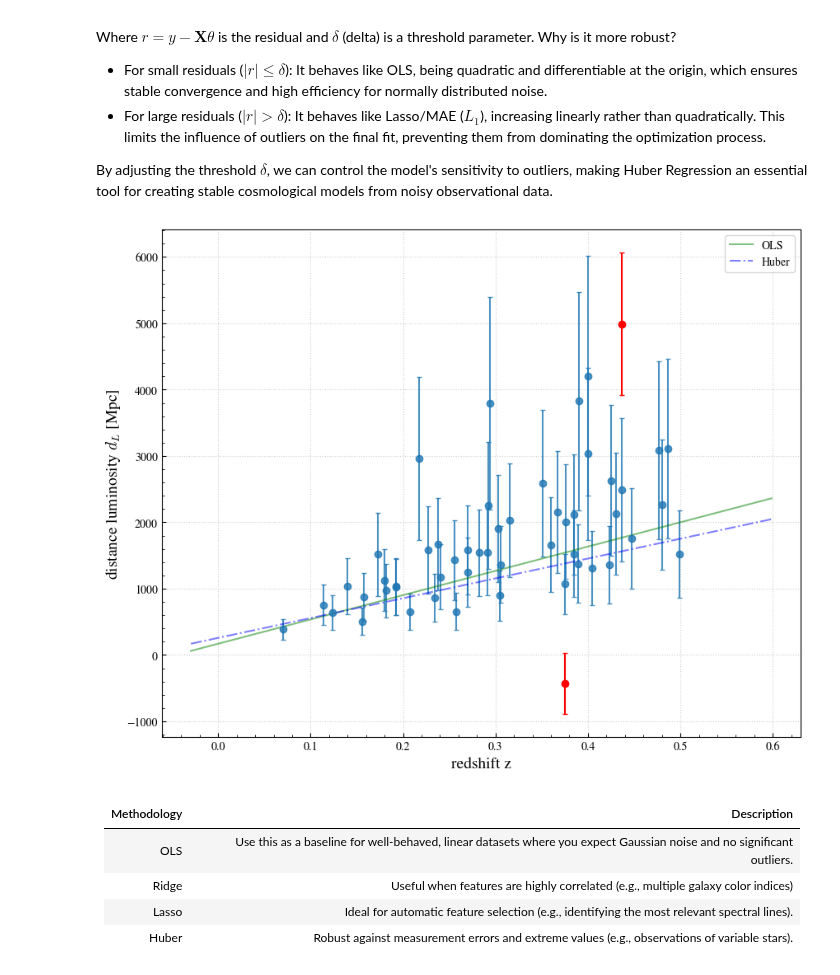
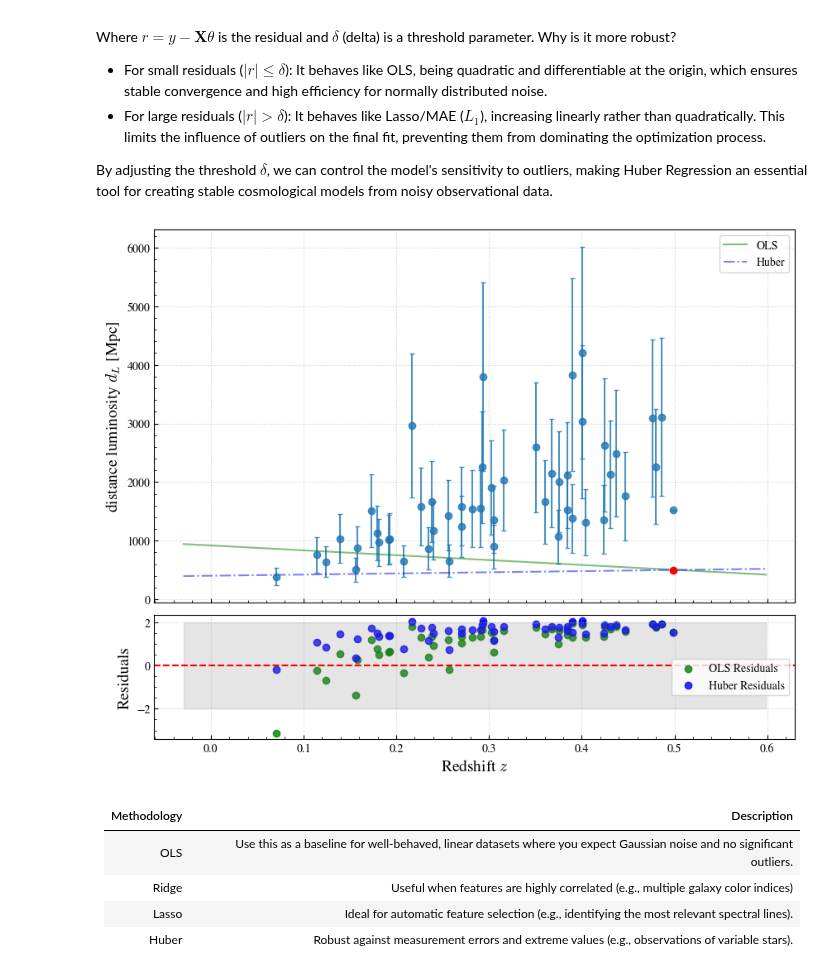
Before and after one commit to jurados/AS4501_Astroinformatic, a Jupyter notebook: Auxiliar/AUX1_LinearRegression.ipynb, the cells around one changed output. Cells and saved outputs as stored; diff of their text form; code cells hidden in the pictures.

Commit message:
improving linear regression class

```diff
--- a/Auxiliar/AUX1_LinearRegression.ipynb
+++ b/Auxiliar/AUX1_LinearRegression.ipynb
@@ -480,51 +506,62 @@ By adjusting the threshold $\delta$, we can control the model's sensitivity to o
 # %%
 from sklearn.linear_model import HuberRegressor
 
 z_sample, mu_sample, dmu_sample  = astroML.datasets.generate_mu_z(100, random_state=42)
 mask = z_sample < 0.5
 z_sample, mu_sample, dmu_sample  = z_sample[mask], mu_sample[mask], dmu_sample[mask]
+idx_z_sorted = np.argsort(z_sample) # Sort by redshift for better visualization
+z_sample, mu_sample, dmu_sample = z_sample[idx_z_sorted], mu_sample[idx_z_sorted], dmu_sample[idx_z_sorted]
 
 mu2dl      = lambda mu: 10**((mu - 25) / 5)
 dL_sample  = mu2dl(mu_sample) #/ 1000 # Convert to Gpc
 ddL_sample = dL_sample * (np.log(10) / 5) * dmu_sample
 
 X = z_sample.reshape(-1, 1)
 y = dL_sample
 weights = 1 / (ddL_sample)**2  # Pesos inversamente proporcionales a la varianza
 
 y_outliers = y.copy()
-y_outliers[0]  += 2500  # Agregamos errores grandes
-y_outliers[10] -= 1500  # Agregamos errores grandes
+#y_outliers[0]  += 2500  # Agregamos errores grandes
+#y_outliers[10] -= 1500  # Agregamos errores grandes
+y_outliers[-1] = 500
+weights[-1]    = 1/(10**2)
 
 # Fit OLS Regression
-ols = LinearRegression()
-ols.fit(X, y_outliers, sample_weight=weights)
+ols = LinearRegression().fit(X, y_outliers, sample_weight=weights)
 
 # Fit Huber Regression
 # epsilon=1.35 es el estándar; determina qué tan "lejos" debe estar un punto para ser ignorado
-huber = HuberRegressor(epsilon=1.35, alpha=1e-9)
-huber.fit(X, y_outliers, sample_weight=weights)
+huber = HuberRegressor(epsilon=1.0, alpha=0).fit(X, y_outliers, sample_weight=weights)
 
 # Predecimos
 z_fit = np.linspace(z_sample.min()-0.1, z_sample.max()+0.1, 100).reshape(-1, 1)
-y_pred_ols = ols.predict(z_fit)
-y_pred_huber = huber.predict(z_fit)
+y_fit_ols = ols.predict(z_fit)
+y_fit_huber = huber.predict(z_fit)
 
 # Comparamos modelos
-fig, ax = plt.subplots(figsize=(10,8))
-ax.errorbar(X, y, yerr=1/np.sqrt(weights), fmt='o', capsize=2, alpha=0.8)
-ax.errorbar(X[0], y_outliers[0], yerr=1/np.sqrt(weights[0]), color='red', fmt='o', capsize=2)
-ax.errorbar(X[10], y_outliers[10], yerr=1/np.sqrt(weights[10]), color='red', fmt='o', capsize=2)
-ax.plot(z_fit, y_pred_ols, color="green", linestyle="solid", label="OLS",alpha=0.5)
-ax.plot(z_fit, y_pred_huber, color="blue", linestyle="dashdot", label="Huber",alpha=0.5)
-ax.set_xlabel('redshift z', fontsize=14)
-ax.set_ylabel(r'distance luminosity $d_L$ [Mpc]', fontsize=14)
-ax.legend()
+fig, ax = plt.subplots(nrows=2, ncols=1, figsize=(10,8), sharex=True, gridspec_kw={'height_ratios': [3, 1], 'hspace': 0.05})
+ax[0].errorbar(X, y, yerr=1/np.sqrt(weights), fmt='o', capsize=2, alpha=0.8)
+#ax[0].errorbar(X[0], y_outliers[0], yerr=1/np.sqrt(weights[0]), color='red', fmt='o', capsize=2)
+#ax[0].errorbar(X[10], y_outliers[10], yerr=1/np.sqrt(weights[10]), color='red', fmt='o', capsize=2)
+ax[0].errorbar(X[-1], y_outliers[-1], yerr=1/np.sqrt(weights[-1]), color='red', fmt='o', capsize=2)
+ax[0].plot(z_fit, y_fit_ols, color="green", linestyle="solid", label="OLS",alpha=0.5)
+ax[0].plot(z_fit, y_fit_huber, color="blue", linestyle="dashdot", label="Huber",alpha=0.5)
+ax[0].set_ylabel(r'distance luminosity $d_L$ [Mpc]', fontsize=14)
+ax[0].legend()
+ax[0].grid()
+
+ax[1].scatter(X, (y - ols.predict(X))/ddL_sample, alpha=0.8, color='green', label='OLS Residuals')
+ax[1].scatter(X, (y - huber.predict(X))/ddL_sample, alpha=0.8, color='blue', label='Huber Residuals')
+ax[1].axhline(0, color='red', linestyle='--')
+ax[1].set_xlabel('Redshift $z$', fontsize=14)
+ax[1].set_ylabel('Residuals', fontsize=14)
+ax[1].fill_between(z_fit.flatten(), -2, 2, color='gray', alpha=0.2)
+ax[1].legend()
 
 plt.grid()
 plt.show()
 # %% [output]
-[figure, old version]
+[figure, new version]
 # %% [markdown]
 | Methodology | Description |
 |------------|-------------|
```
Also changed, not shown: parts of 11 cells of this notebook, 1 other file.
